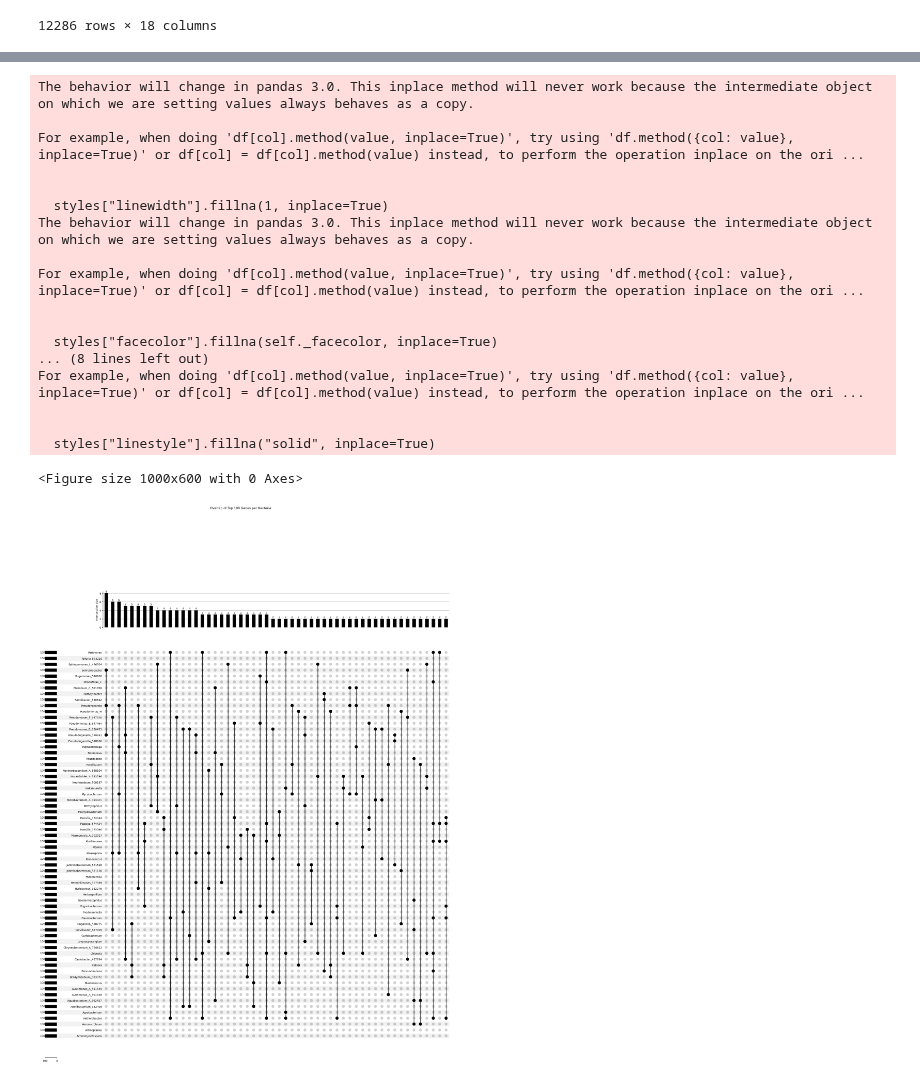
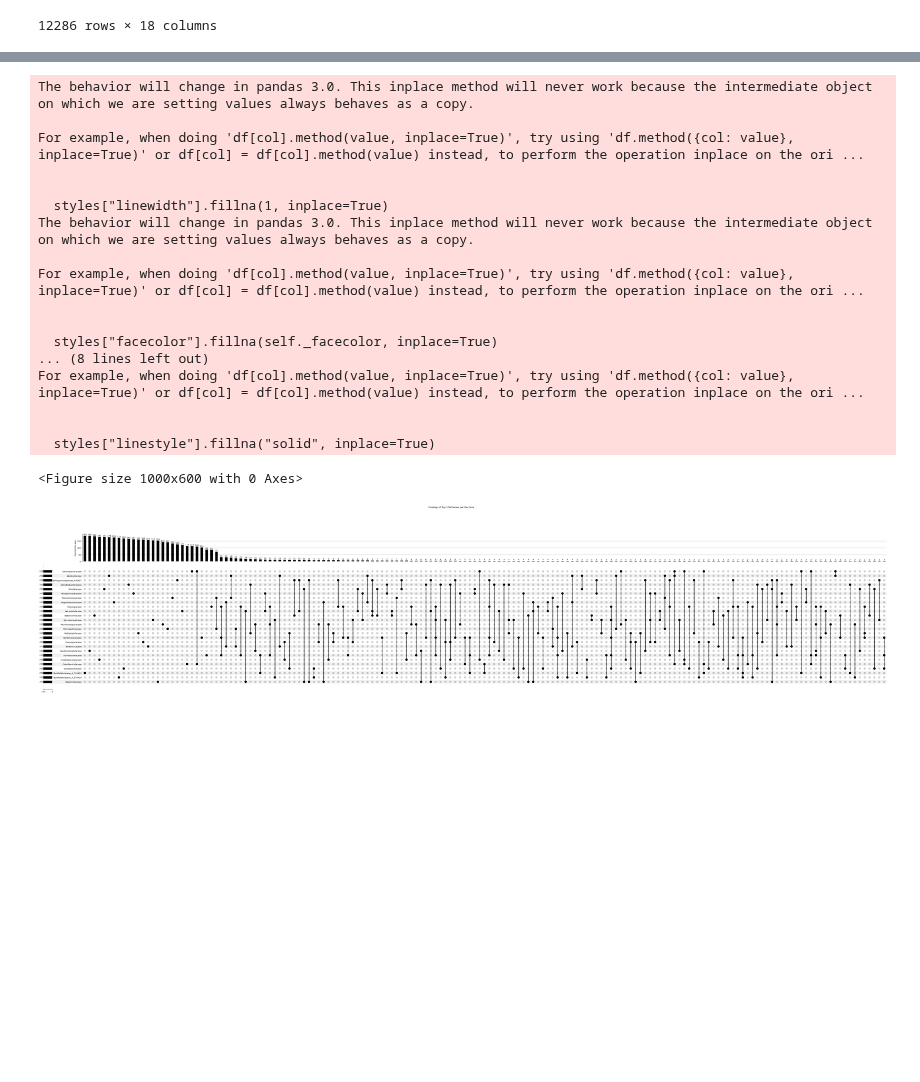
Before and after one commit to mikepassal/Outdoor_microbiome, a Jupyter notebook: Local_analysis/Analysis_post_Luke_talk/Time_shifting_expression_data_correlation/trasncriptomic_correlation_no_sample_merge.ipynb, the cells around one changed output, grey strips where cells are left out. Saved outputs shown, nothing was run; the diff lists cells and outputs as text; code cells hidden in the pictures; blank space fills up the shorter version.

```diff
--- a/Local_analysis/Analysis_post_Luke_talk/Time_shifting_expression_data_correlation/trasncriptomic_correlation_no_sample_merge.ipynb
+++ b/Local_analysis/Analysis_post_Luke_talk/Time_shifting_expression_data_correlation/trasncriptomic_correlation_no_sample_merge.ipynb
@@ -270,7 +270,7 @@ timepoint_abundance_matrix = pd.pivot_table(
     genus_sum_w_tp,
     values="AbundR100",
     index="sampID",
-    columns="Genus",
+    columns="Family",
 )
 timepoint_abundance_matrix
 
@@ -297,4 +302,4 @@ longterm_sample_abundance_matrix
 # %%
-longterm_sample_abundance_matrix = longterm_sample_abundance_matrix.loc[
+longterm_sample_abundance_matrix_cleaned = longterm_sample_abundance_matrix.loc[
     :, (longterm_sample_abundance_matrix > 0).sum() > 8
 ]
@@ -305,6 +306,6 @@ KeyError: 'AVCC01'
 # %%
 # Align rows and keep only shared samples
-bact, expr = longterm_sample_abundance_matrix.align(
+bact, expr = longterm_sample_abundance_matrix_cleaned.align(
     cleaned_transcriptome, join="inner", axis=0
 )
 
@@ -338,8 +344,8 @@ cross_corr
 # %%
 # Top 100 values per row, keep shape (others set to NaN)
 top_n_df = pd.DataFrame(
-    cross_corr.apply(lambda x: x.nlargest(100).index.tolist(), axis=1).tolist(),
-    columns=[f"Top_{i+1}" for i in range(100)],
+    cross_corr.apply(lambda x: x.nlargest(250).index.tolist(), axis=1).tolist(),
+    columns=[f"Top_{i+1}" for i in range(250)],
     index=cross_corr.index,
 )
 
@@ -375,32 +386,32 @@ membership = pd.DataFrame(
     },
     index=all_top_genes,
 )
 
 upset_data = from_indicators(membership.columns, membership.reset_index(drop=True))
 
 plt.figure(figsize=(10, 6))
 UpSet(
-    upset_data, show_counts=True, sort_by="cardinality", min_subset_size=2, min_degree=3
+    upset_data, show_counts=True, sort_by="cardinality", min_subset_size=2, min_degree=1
 ).plot()
 plt.suptitle("Overlap of Top 100 Genes per Bacteria", y=1.02)
 plt.tight_layout()
 # %% [output]
 The behavior will change in pandas 3.0. This inplace method will never work because the intermediate object on which we are setting values always behaves as a copy.
 
 For example, when doing 'df[col].method(value, inplace=True)', try using 'df.method({col: value}, inplace=True)' or df[col] = df[col].method(value) instead, to perform the operation inplace on the ori ...
 
 
   styles["linewidth"].fillna(1, inplace=True)
 The behavior will change in pandas 3.0. This inplace method will never work because the intermediate object on which we are setting values always behaves as a copy.
 
 For example, when doing 'df[col].method(value, inplace=True)', try using 'df.method({col: value}, inplace=True)' or df[col] = df[col].method(value) instead, to perform the operation inplace on the ori ...
 
 
   styles["facecolor"].fillna(self._facecolor, inplace=True)
 ... (8 lines left out)
 For example, when doing 'df[col].method(value, inplace=True)', try using 'df.method({col: value}, inplace=True)' or df[col] = df[col].method(value) instead, to perform the operation inplace on the ori ...
 
 
   styles["linestyle"].fillna("solid", inplace=True)
 <Figure size 1000x600 with 0 Axes>
-[figure, old version]
+[figure, new version]
```
Also changed, not shown: parts of 7 cells of this notebook, 1 other file.
